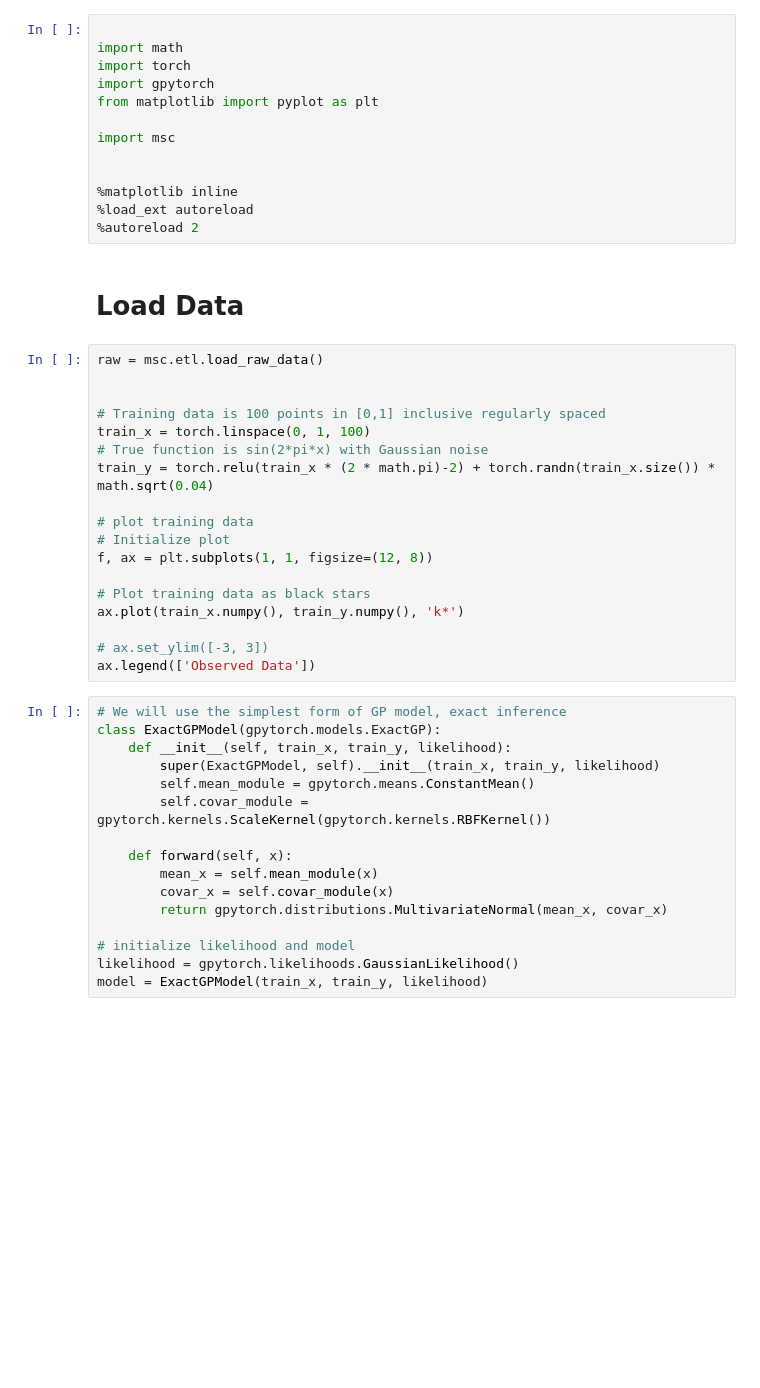
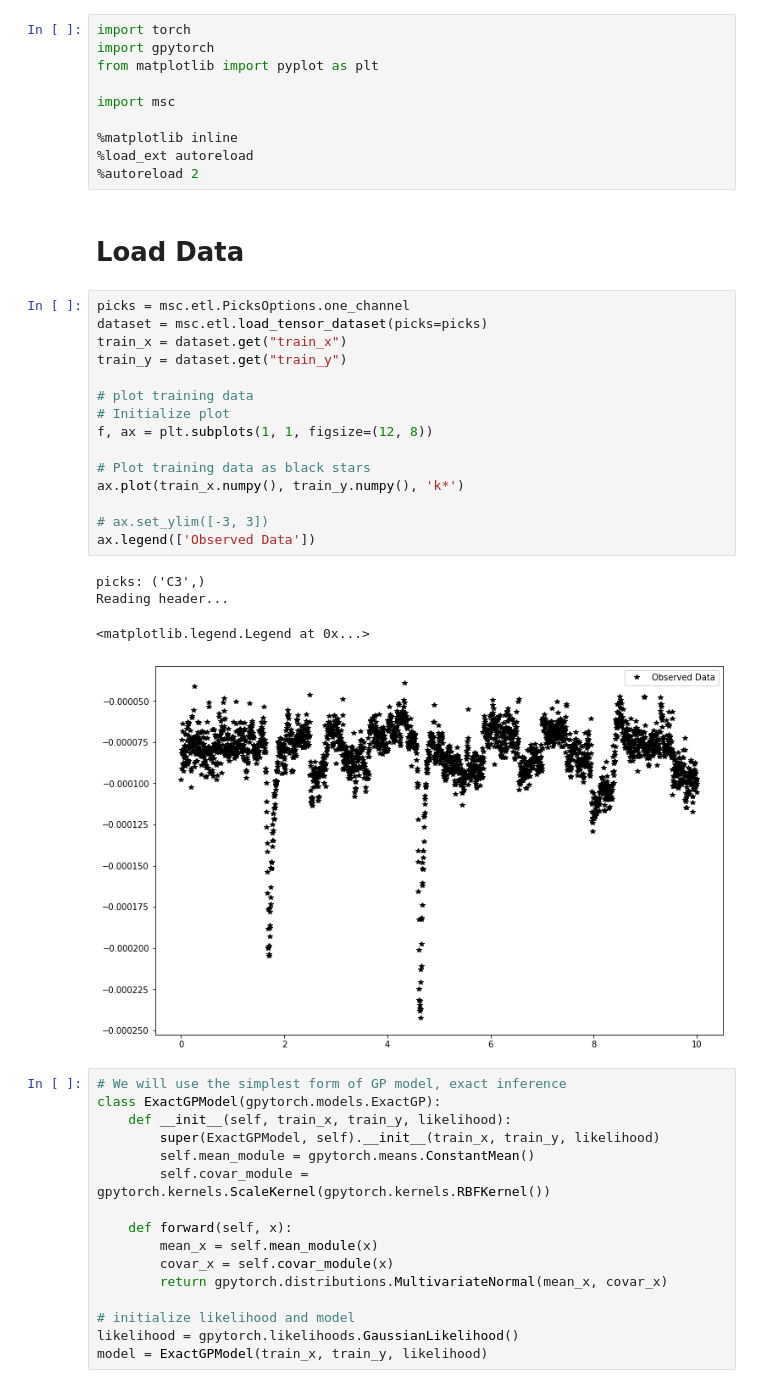
Before and after one commit to noamsgl/msc, a Jupyter notebook: notebooks/research/Simple_GP_Regression_EEG.ipynb, the cells around one changed output. Cells and saved outputs as stored; diff of their text form; blank space fills up the shorter version.

```diff
--- a/notebooks/research/Simple_GP_Regression_EEG.ipynb
+++ b/notebooks/research/Simple_GP_Regression_EEG.ipynb
@@ -1,36 +1,35 @@
 # %%
-
-import math
 import torch
 import gpytorch
 from matplotlib import pyplot as plt
 
 import msc
 
-
 %matplotlib inline
 %load_ext autoreload
 %autoreload 2
 # %% [markdown]
 # Load Data
 # %%
-raw = msc.etl.load_raw_data()
-
-
-# Training data is 100 points in [0,1] inclusive regularly spaced
-train_x = torch.linspace(0, 1, 100)
-# True function is sin(2*pi*x) with Gaussian noise
-train_y = torch.relu(train_x * (2 * math.pi)-2) + torch.randn(train_x.size()) * math.sqrt(0.04)
+picks = msc.etl.PicksOptions.one_channel
+dataset = msc.etl.load_tensor_dataset(picks=picks)
+train_x = dataset.get("train_x")
+train_y = dataset.get("train_y")
 
 # plot training data
 # Initialize plot
 f, ax = plt.subplots(1, 1, figsize=(12, 8))
 
 # Plot training data as black stars
 ax.plot(train_x.numpy(), train_y.numpy(), 'k*')
 
 # ax.set_ylim([-3, 3])
 ax.legend(['Observed Data'])
+# %% [output]
+picks: ('C3',)
+Reading header...
+<matplotlib.legend.Legend at 0x...>
+[figure, added]
 # %%
 # We will use the simplest form of GP model, exact inference
 class ExactGPModel(gpytorch.models.ExactGP):
```
Also changed, not shown: parts of 2 cells of this notebook, 3 other files.
